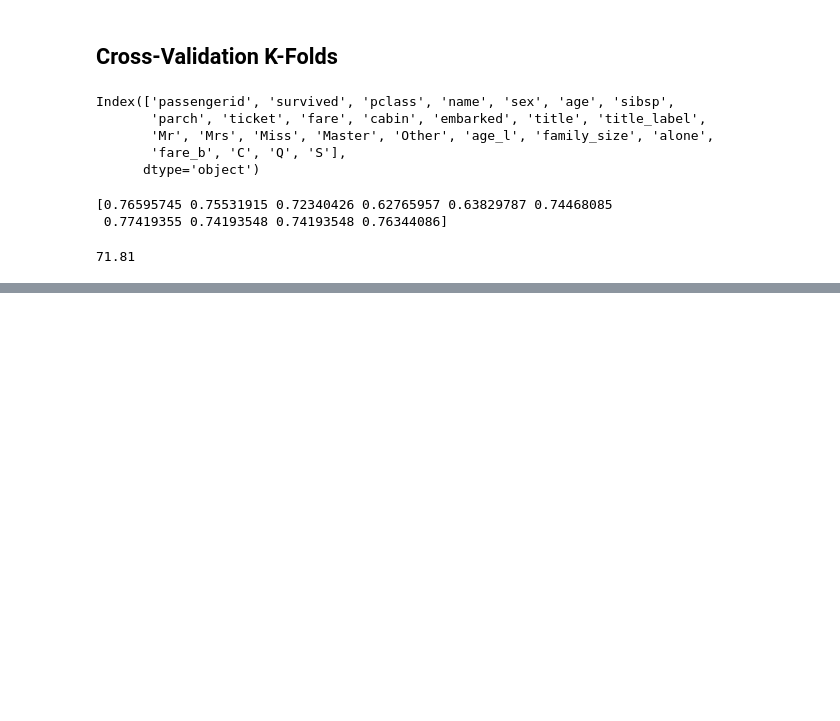
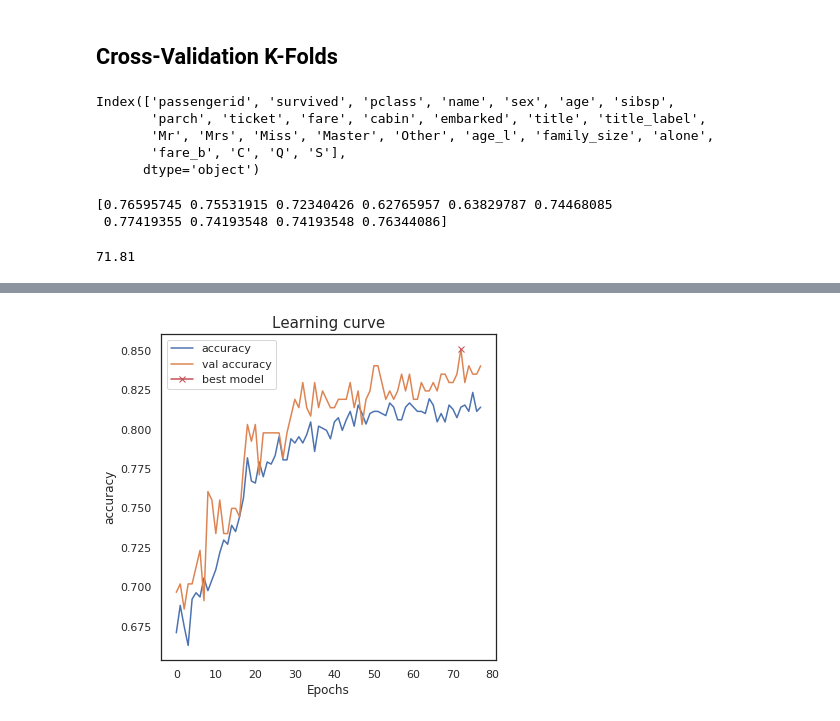
Before and after one commit to pibieta/ML-course, a Jupyter notebook: Thomas_Andrews.ipynb, the cells around one changed output, grey strips where cells are left out. Drawn from its saved outputs; the diff is of its cells as text; code cells hidden in the pictures; blank space fills up the shorter version.

```diff
--- a/Thomas_Andrews.ipynb
+++ b/Thomas_Andrews.ipynb
@@ -661,0 +715,29 @@ round(np.mean(score)*100, 2)
+# %%
+# Create a simple dense neural network classifier:
+def dnn_cls(n_cols = train_feat[cols].shape[1]):
+  # clear session
+  K.clear_session()
+
+  # sequential model
+  dnn = Sequential()
+
+  # add dense layers
+  dnn.add(Dense(10, activation='relu', input_shape=(n_cols,)))
+  dnn.add(Dense(10, activation='relu'))
+  dnn.add(Dense(1, activation = 'sigmoid'))
+
+  # compile model w/ binary cross entropy as a measure of model performance
+  dnn.compile(optimizer='adam', loss='binary_crossentropy', metrics=['accuracy'])
+
+  #give the summary
+  dnn.summary()
+  return dnn
+
+# Define a function to train the model:
+def train_dnn(patience= 5, cols = cols, epochs = 30, valid_split = 0.2 ):
+  #set early stopping monitor so the model stops training when it won't improve anymore
+  early_stopping_monitor = EarlyStopping(patience=5)
+
+  #train model
+  results = dnn.fit(train_feat[cols], train_feat['survived'], validation_split= valid_split, epochs = epochs, callbacks=[early_stopping_monitor])
+  return results
@@ -661,0 +760,2 @@ round(np.mean(score)*100, 2)
+# %%
+results = train_dnn(epochs = 100)
@@ -661,0 +780,14 @@ round(np.mean(score)*100, 2)
+# %%
+def plot_results():
+  plt.figure(figsize = (6,6))
+  plt.title("Learning curve", fontsize = 15)
+  plt.plot(results.history["acc"], label="accuracy")
+  plt.plot(results.history["val_acc"], label="val accuracy")
+  plt.plot( np.argmax(results.history["val_acc"]), np.max(results.history["val_acc"]), marker="x", color="r", label="best model")
+  plt.xlabel("Epochs")
+  plt.ylabel("accuracy")
+  plt.legend();
+# %%
+plot_results()
+# %% [output]
+[figure, added]
```
Also changed, not shown: parts of 13 cells of this notebook.
